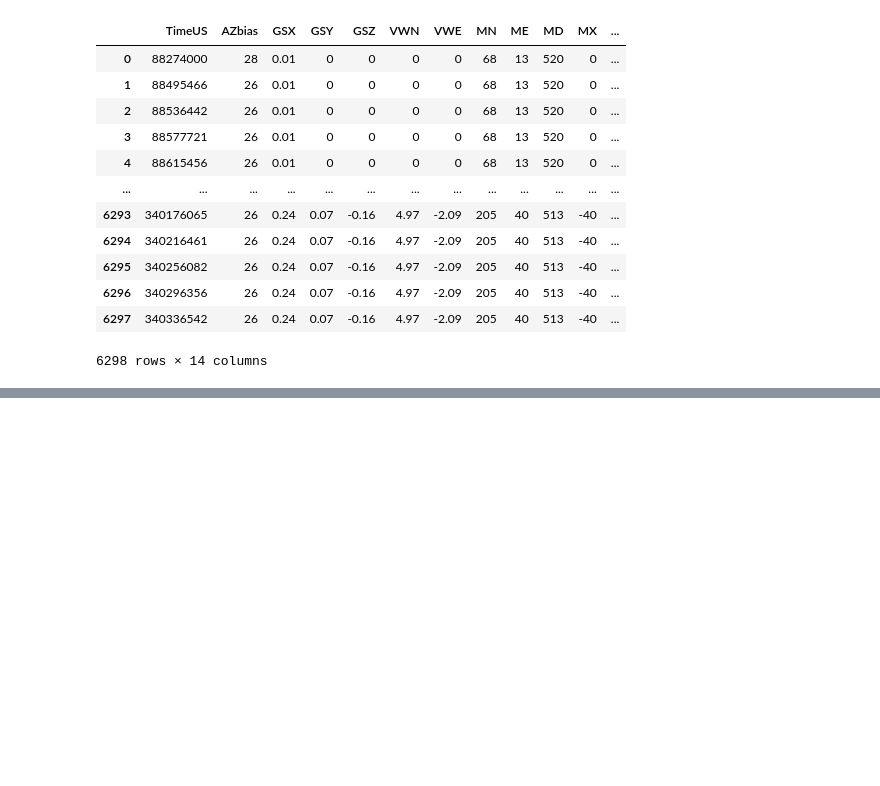
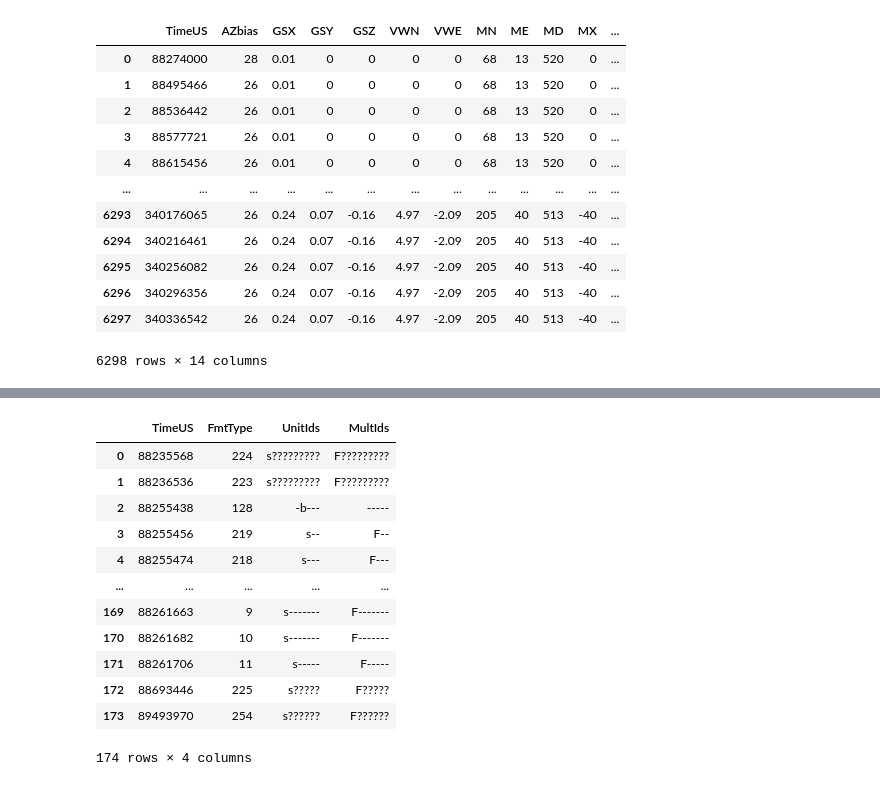
Before and after one commit to alex-12345/mai_tasks, a Jupyter notebook: alfer/parser.ipynb, the cells around one changed output, grey strips where cells are left out. Drawn from its saved outputs; the diff is of its cells as text; code cells hidden in the pictures; blank space fills up the shorter version.

```diff
--- a/alfer/parser.ipynb
+++ b/alfer/parser.ipynb
@@ -108,0 +141,16 @@ data["UNIT"]
+# %%
+data["FMTU"]
+# %% [output]
+|  | TimeUS | FmtType | UnitIds | MultIds |
+| 0 | 88235568 | 224 | s????????? | F????????? |
+| 1 | 88236536 | 223 | s????????? | F????????? |
+| 2 | 88255438 | 128 | -b--- | ----- |
+| 3 | 88255456 | 219 | s-- | F-- |
+| 4 | 88255474 | 218 | s--- | F--- |
+| ... | ... | ... | ... | ... |
+| 169 | 88261663 | 9 | s------- | F------- |
+| 170 | 88261682 | 10 | s------- | F------- |
+| 171 | 88261706 | 11 | s----- | F----- |
+| 172 | 88693446 | 225 | s????? | F????? |
+| 173 | 89493970 | 254 | s?????? | F?????? |
+174 rows × 4 columns
```
Also changed, not shown: parts of 4 cells of this notebook.
